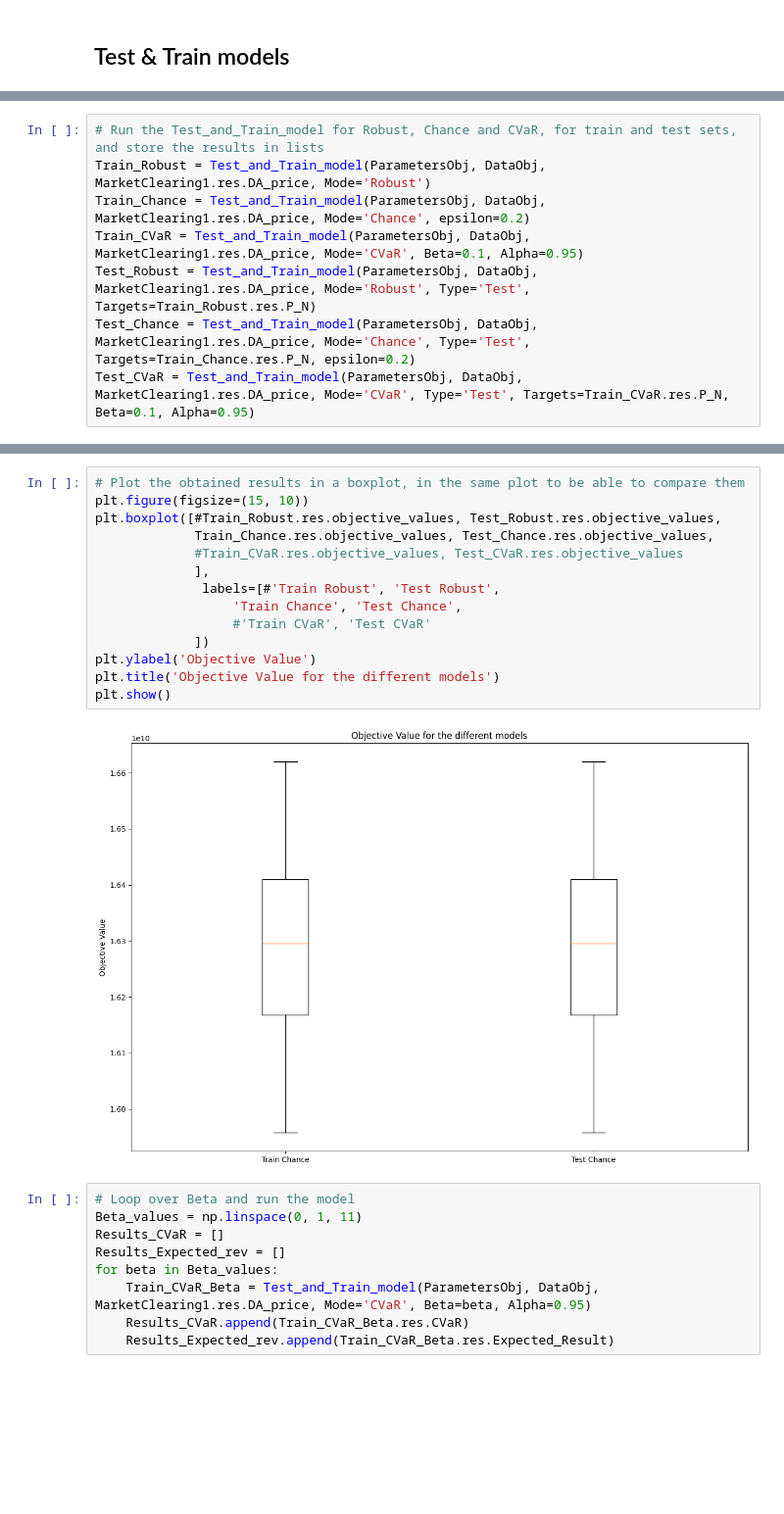
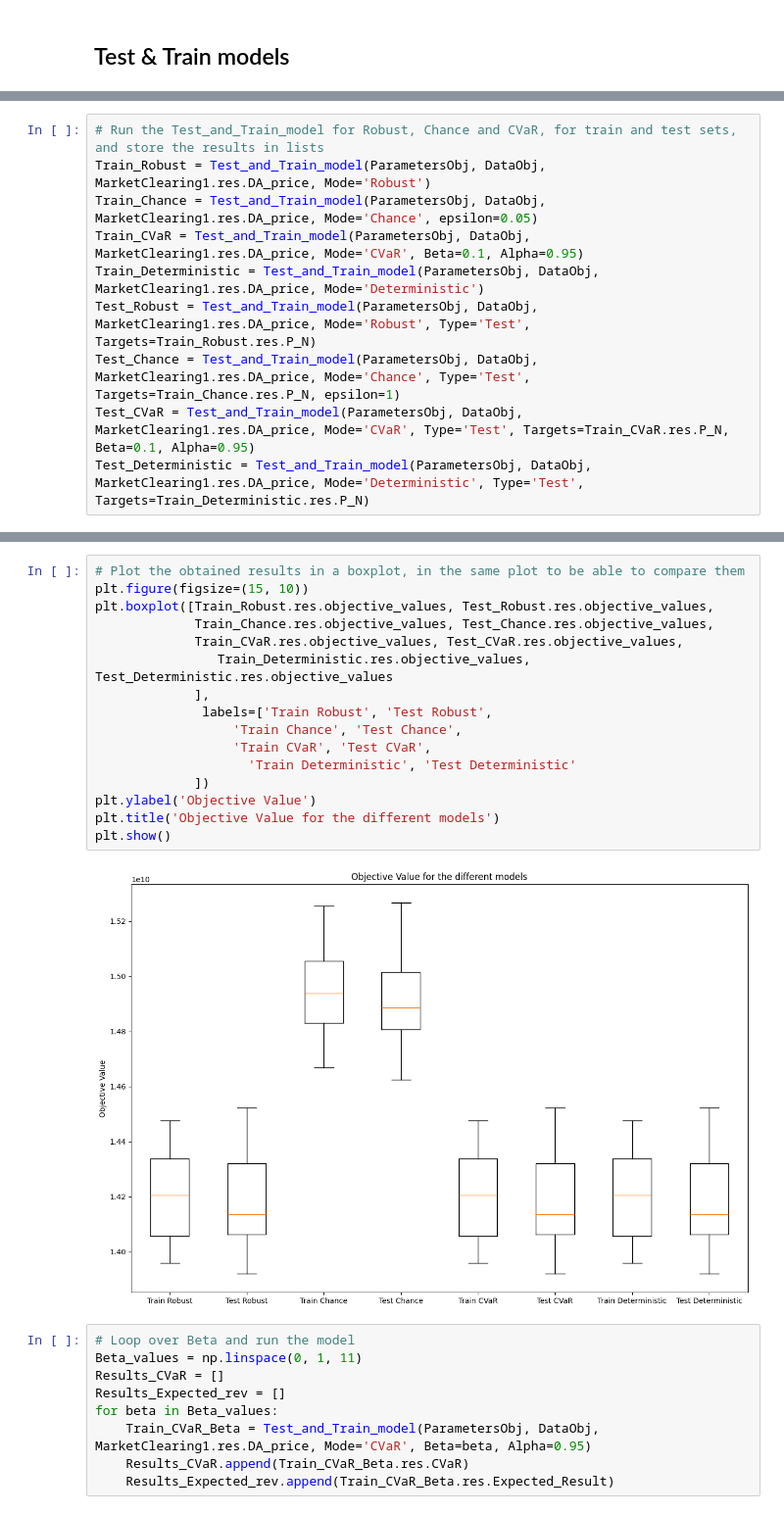
Before and after one commit to bioapfelsaft123/Opti, a Jupyter notebook: AssignmentV2/Main Code/Assignment_Class.ipynb, the cells around one changed output, grey strips where cells are left out. Shown: that part at 98% size. Drawn from its saved outputs; the diff is of its cells as text; blank space fills up the shorter version.

Commit message:
Updated deterministic problem

```diff
--- a/AssignmentV2/Main Code/Assignment_Class.ipynb
+++ b/AssignmentV2/Main Code/Assignment_Class.ipynb
@@ -619,11 +750,13 @@ class Test_and_Train_model():
 # %%
 # Run the Test_and_Train_model for Robust, Chance and CVaR, for train and test sets, and store the results in lists
 Train_Robust = Test_and_Train_model(ParametersObj, DataObj, MarketClearing1.res.DA_price, Mode='Robust')
-Train_Chance = Test_and_Train_model(ParametersObj, DataObj, MarketClearing1.res.DA_price, Mode='Chance', epsilon=0.2)
+Train_Chance = Test_and_Train_model(ParametersObj, DataObj, MarketClearing1.res.DA_price, Mode='Chance', epsilon=0.05)
 Train_CVaR = Test_and_Train_model(ParametersObj, DataObj, MarketClearing1.res.DA_price, Mode='CVaR', Beta=0.1, Alpha=0.95)
+Train_Deterministic = Test_and_Train_model(ParametersObj, DataObj, MarketClearing1.res.DA_price, Mode='Deterministic')
 Test_Robust = Test_and_Train_model(ParametersObj, DataObj, MarketClearing1.res.DA_price, Mode='Robust', Type='Test', Targets=Train_Robust.res.P_N)
-Test_Chance = Test_and_Train_model(ParametersObj, DataObj, MarketClearing1.res.DA_price, Mode='Chance', Type='Test', Targets=Train_Chance.res.P_N, epsilon=0.2)
+Test_Chance = Test_and_Train_model(ParametersObj, DataObj, MarketClearing1.res.DA_price, Mode='Chance', Type='Test', Targets=Train_Chance.res.P_N, epsilon=1)
 Test_CVaR = Test_and_Train_model(ParametersObj, DataObj, MarketClearing1.res.DA_price, Mode='CVaR', Type='Test', Targets=Train_CVaR.res.P_N, Beta=0.1, Alpha=0.95)
+Test_Deterministic = Test_and_Train_model(ParametersObj, DataObj, MarketClearing1.res.DA_price, Mode='Deterministic', Type='Test', Targets=Train_Deterministic.res.P_N)
 # %% [output]
 Set parameter Presolve to value 2
 Set parameter Threads to value 4
@@ -645,19 +778,21 @@ Objective Value: 14196292606.7209
 # %%
 # Plot the obtained results in a boxplot, in the same plot to be able to compare them
 plt.figure(figsize=(15, 10))
-plt.boxplot([#Train_Robust.res.objective_values, Test_Robust.res.objective_values,
+plt.boxplot([Train_Robust.res.objective_values, Test_Robust.res.objective_values,
              Train_Chance.res.objective_values, Test_Chance.res.objective_values,
-             #Train_CVaR.res.objective_values, Test_CVaR.res.objective_values
+             Train_CVaR.res.objective_values, Test_CVaR.res.objective_values,
+                Train_Deterministic.res.objective_values, Test_Deterministic.res.objective_values
              ],
-              labels=[#'Train Robust', 'Test Robust',
+              labels=['Train Robust', 'Test Robust',
                   'Train Chance', 'Test Chance',
-                  #'Train CVaR', 'Test CVaR'
+                  'Train CVaR', 'Test CVaR',
+                    'Train Deterministic', 'Test Deterministic'
              ])
 plt.ylabel('Objective Value')
 plt.title('Objective Value for the different models')
 plt.show()
 # %% [output]
-[figure, old version]
+[figure, new version]
 # %%
 # Loop over Beta and run the model
 Beta_values = np.linspace(0, 1, 11)
```
Also changed, not shown: parts of 10 cells of this notebook, 1 other file.
